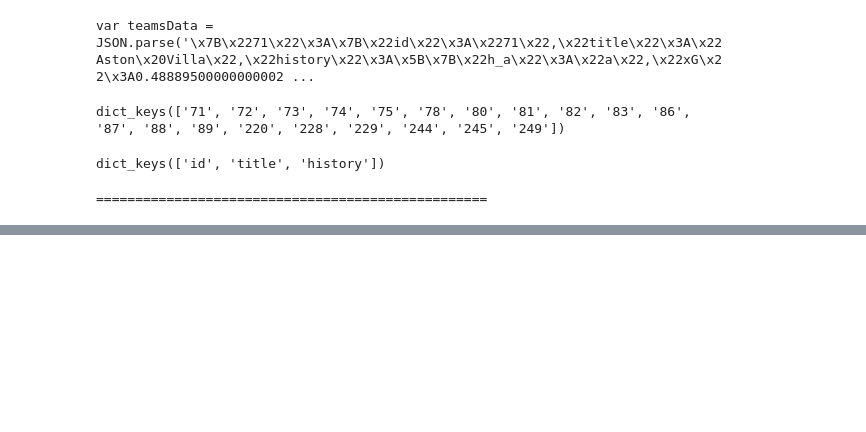
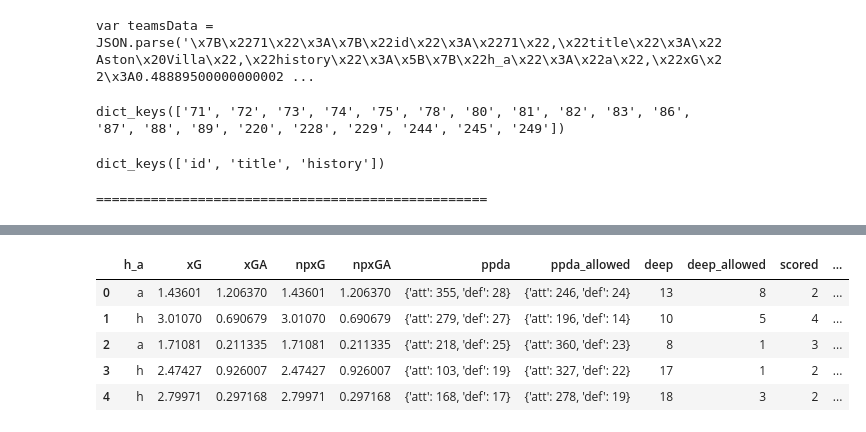
Before and after one commit to WillyKitheka/code-doyen, a Jupyter notebook: webScraping_Understat.ipynb, the cells around one changed output, grey strips where cells are left out. Drawn from its saved outputs; the diff is of its cells as text; code cells hidden in the pictures; blank space fills up the shorter version.

```diff
--- a/webScraping_Understat.ipynb
+++ b/webScraping_Understat.ipynb
@@ -93,0 +145,13 @@ AttributeError: ignored
+# %%
+# getting data for all teams
+
+dataframes = {}
+
+for id, team in teams.items():
+  teams_data = []
+  for row in data_understat[id]['history']:
+    teams_data.append(list(row.values()))
+
+    df = pd.DataFrame(teams_data, columns = columns)
+    dataframes[team] = df
+    print('Added data for {}.'.format(team))
@@ -93,0 +176,9 @@ AttributeError: ignored
+# %%
+dataframes['Arsenal'].head(5)
+# %% [output]
+|  | h_a | xG | xGA | npxG | npxGA | ppda | ppda_allowed | deep | deep_allowed | scored | ... |
+| 0 | a | 1.43601 | 1.206370 | 1.43601 | 1.206370 | {'att': 355, 'def': 28} | {'att': 246, 'def': 24} | 13 | 8 | 2 | ... |
+| 1 | h | 3.01070 | 0.690679 | 3.01070 | 0.690679 | {'att': 279, 'def': 27} | {'att': 196, 'def': 14} | 10 | 5 | 4 | ... |
+| 2 | a | 1.71081 | 0.211335 | 1.71081 | 0.211335 | {'att': 218, 'def': 25} | {'att': 360, 'def': 23} | 8 | 1 | 3 | ... |
+| 3 | h | 2.47427 | 0.926007 | 2.47427 | 0.926007 | {'att': 103, 'def': 19} | {'att': 327, 'def': 22} | 17 | 1 | 2 | ... |
+| 4 | h | 2.79971 | 0.297168 | 2.79971 | 0.297168 | {'att': 168, 'def': 17} | {'att': 278, 'def': 19} | 18 | 3 | 2 | ... |
```
Also changed, not shown: parts of 16 cells of this notebook.
